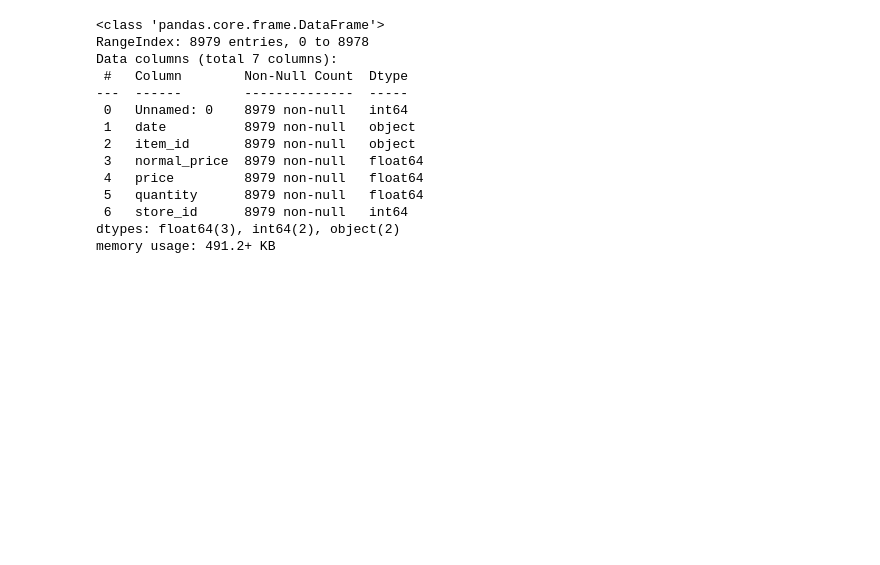
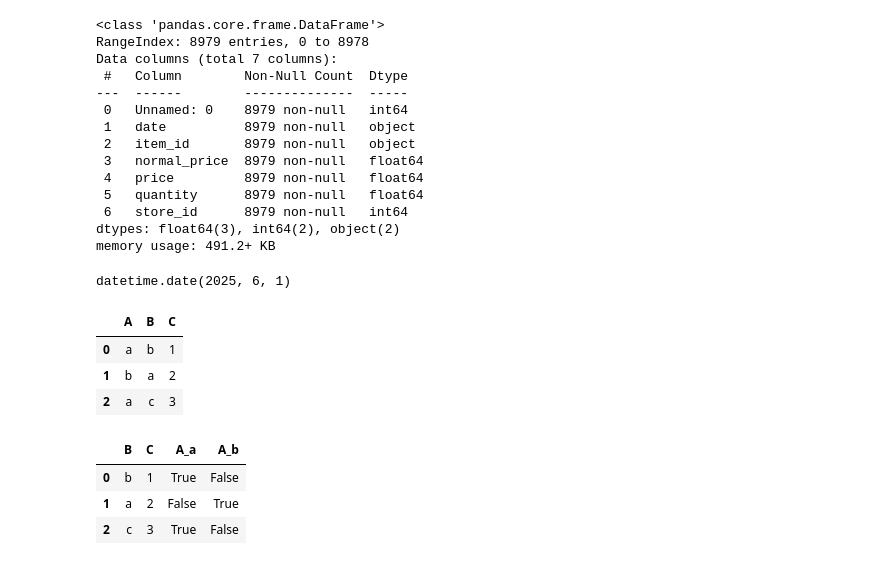
Before and after one commit to amitHarwani/retail_demand_forecasting_big_data_engineering, a Jupyter notebook: play.ipynb, the cells around one changed output. Drawn from its saved outputs; the diff is of its cells as text; code cells hidden in the pictures; blank space fills up the shorter version.

```diff
--- a/play.ipynb
+++ b/play.ipynb
@@ -97,3 +186,22 @@ Data columns (total 7 columns):
  6   store_id      8979 non-null   int64
 dtypes: float64(3), int64(2), object(2)
 memory usage: 491.2+ KB
+# %%
+date.fromisoformat("2025-06-01")
+# %% [output]
+datetime.date(2025, 6, 1)
+# %%
+df = pd.DataFrame({'A': ['a', 'b', 'a'], 'B': ['b', 'a', 'c'], 'C': [1, 2, 3]})
+df
+# %% [output]
+|  | A | B | C |
+| 0 | a | b | 1 |
+| 1 | b | a | 2 |
+| 2 | a | c | 3 |
+# %%
+pd.get_dummies(df, columns=["A"])
+# %% [output]
+|  | B | C | A_a | A_b |
+| 0 | b | 1 | True | False |
+| 1 | a | 2 | False | True |
+| 2 | c | 3 | True | False |
```
Also changed, not shown: parts of 10 cells of this notebook, 7 other files.
